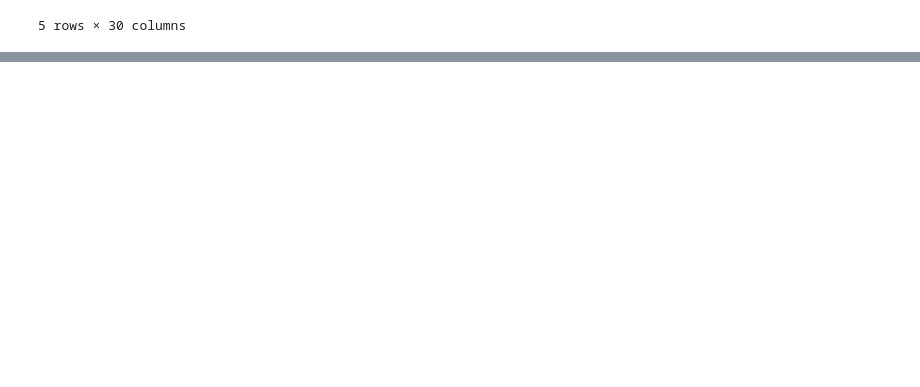
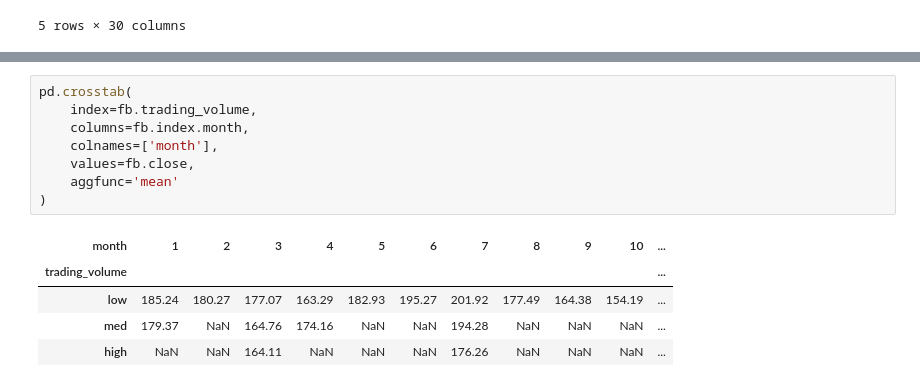
Before and after one commit to roger-mengqiu-chen/DS-learning, a Jupyter notebook: hands-on-da-with-pandas/ch04/3-aggregations.ipynb, the cells around one changed output, grey strips where cells are left out. Cells and saved outputs as stored; diff of their text form; blank space fills up the shorter version.

```diff
--- a/hands-on-da-with-pandas/ch04/3-aggregations.ipynb
+++ b/hands-on-da-with-pandas/ch04/3-aggregations.ipynb
@@ -207,0 +214,14 @@ pd.crosstab(
+# %%
+pd.crosstab(
+    index=fb.trading_volume,
+    columns=fb.index.month,
+    colnames=['month'],
+    values=fb.close,
+    aggfunc='mean'
+)
+# %% [output]
+| month | 1 | 2 | 3 | 4 | 5 | 6 | 7 | 8 | 9 | 10 | ... |
+| trading_volume |  |  |  |  |  |  |  |  |  |  | ... |
+| low | 185.24 | 180.27 | 177.07 | 163.29 | 182.93 | 195.27 | 201.92 | 177.49 | 164.38 | 154.19 | ... |
+| med | 179.37 | NaN | 164.76 | 174.16 | NaN | NaN | 194.28 | NaN | NaN | NaN | ... |
+| high | NaN | NaN | 164.11 | NaN | NaN | NaN | 176.26 | NaN | NaN | NaN | ... |
```
Also changed, not shown: parts of 3 cells of this notebook.
